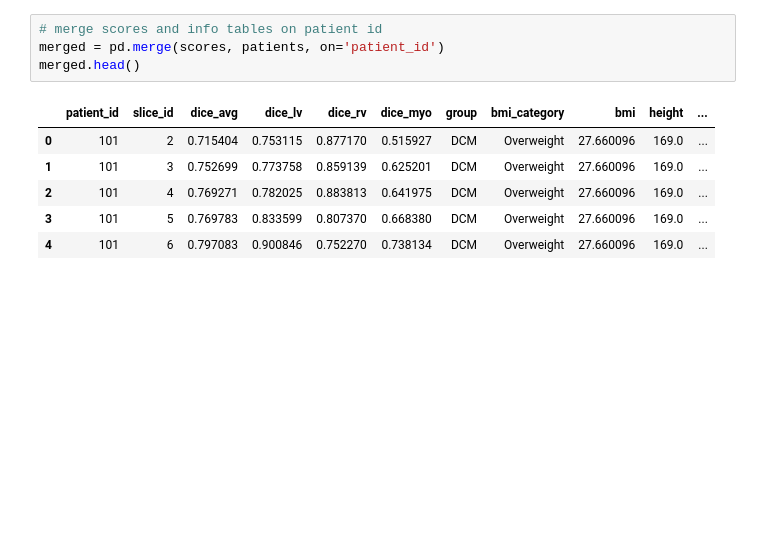
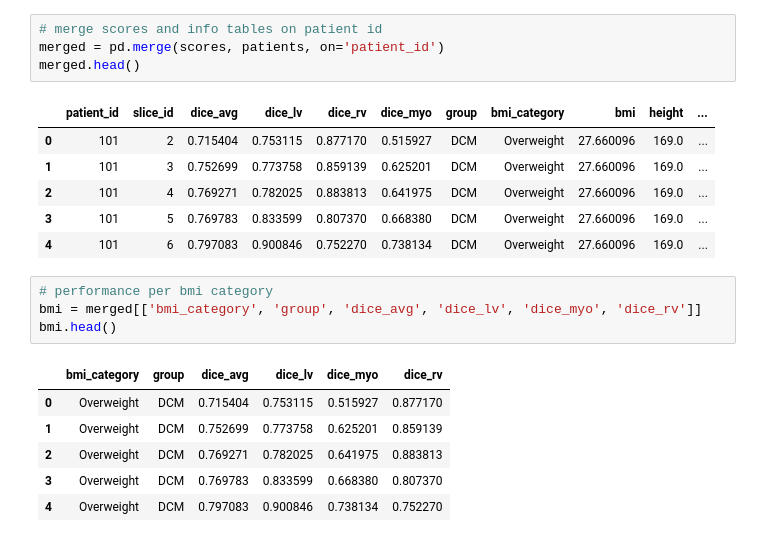
Before and after one commit to msskzx/FCT, a Jupyter notebook: fct_acdc_analysis.ipynb, the cells around one changed output. Cells and saved outputs as stored; diff of their text form; blank space fills up the shorter version.

```diff
--- a/fct_acdc_analysis.ipynb
+++ b/fct_acdc_analysis.ipynb
@@ -32,3 +34,14 @@ merged.head()
 | 2 | 101 | 4 | 0.769271 | 0.782025 | 0.883813 | 0.641975 | DCM | Overweight | 27.660096 | 169.0 | ... |
 | 3 | 101 | 5 | 0.769783 | 0.833599 | 0.807370 | 0.668380 | DCM | Overweight | 27.660096 | 169.0 | ... |
 | 4 | 101 | 6 | 0.797083 | 0.900846 | 0.752270 | 0.738134 | DCM | Overweight | 27.660096 | 169.0 | ... |
+# %%
+# performance per bmi category
+bmi = merged[['bmi_category', 'group', 'dice_avg', 'dice_lv', 'dice_myo', 'dice_rv']]
+bmi.head()
+# %% [output]
+|  | bmi_category | group | dice_avg | dice_lv | dice_myo | dice_rv |
+| 0 | Overweight | DCM | 0.715404 | 0.753115 | 0.515927 | 0.877170 |
+| 1 | Overweight | DCM | 0.752699 | 0.773758 | 0.625201 | 0.859139 |
+| 2 | Overweight | DCM | 0.769271 | 0.782025 | 0.641975 | 0.883813 |
+| 3 | Overweight | DCM | 0.769783 | 0.833599 | 0.668380 | 0.807370 |
+| 4 | Overweight | DCM | 0.797083 | 0.900846 | 0.738134 | 0.752270 |
```
Also changed, not shown: parts of 6 cells of this notebook.
